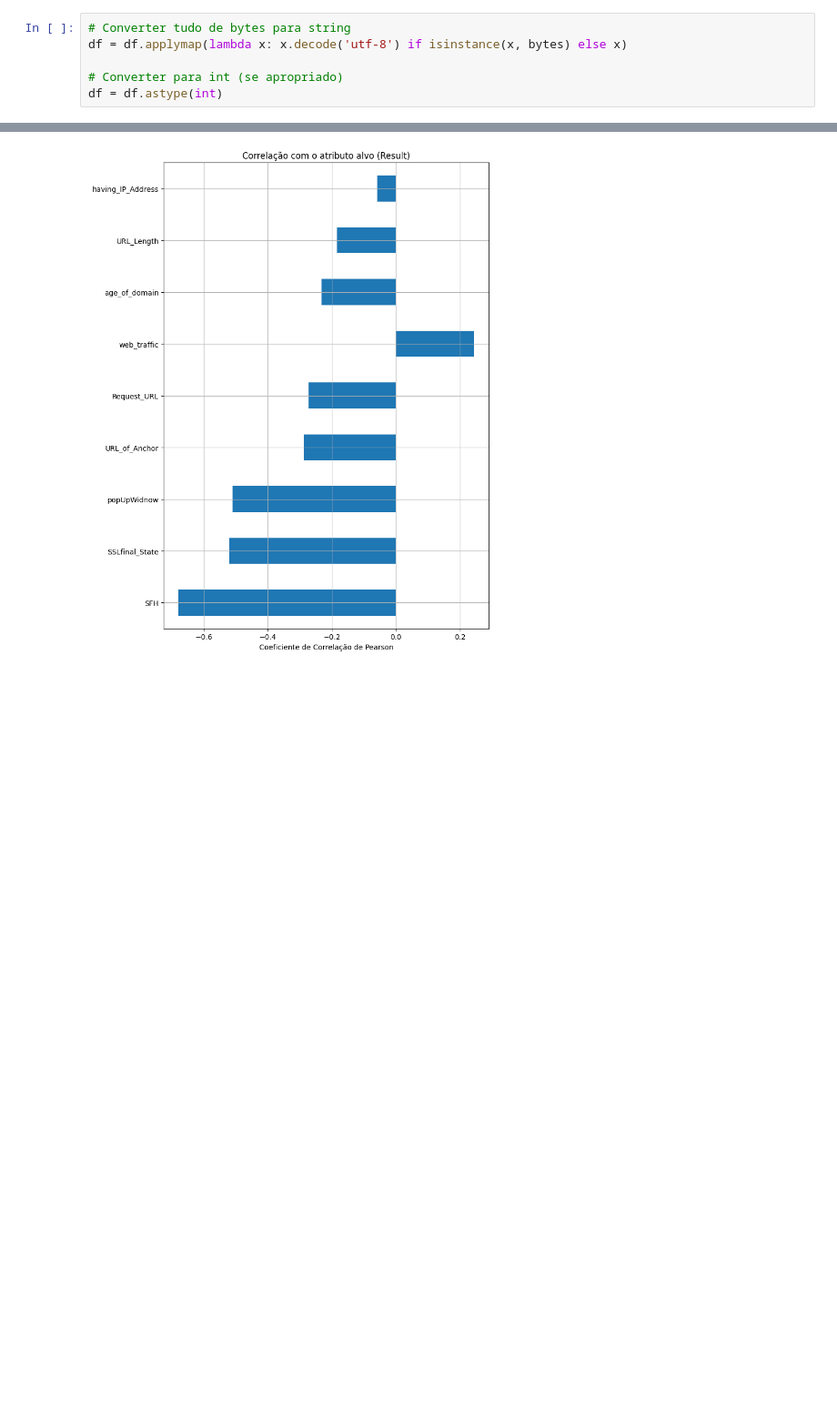
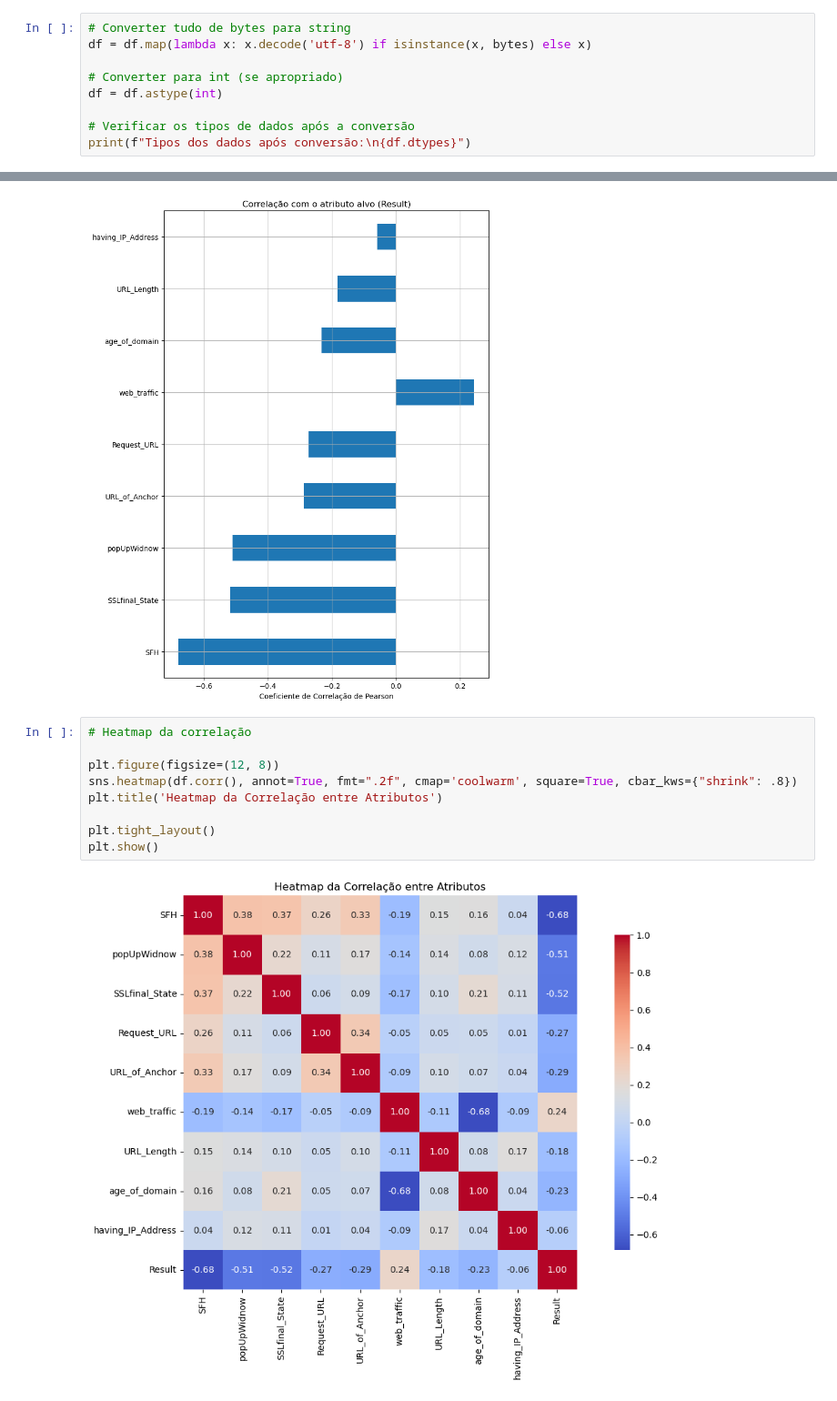
Before and after one commit to Jotape003/Trabalho-ML, a Jupyter notebook: phishingData.ipynb, the cells around one changed output, grey strips where cells are left out. Shown: that part at 91% size. Saved outputs shown, nothing was run; the diff lists cells and outputs as text; blank space fills up the shorter version.

Commit message:
feat: adiciona heatmap e escolhe as features relevantes

```diff
--- a/phishingData.ipynb
+++ b/phishingData.ipynb
@@ -145,7 +145,10 @@ Como queremos prever se um site é phishing ou não, podemos estabelecer que nos
 Vamos ver portanto, atributos que estão mais correlacionados com nosso atributo alvo.
 # %%
 # Converter tudo de bytes para string
-df = df.applymap(lambda x: x.decode('utf-8') if isinstance(x, bytes) else x)
+df = df.map(lambda x: x.decode('utf-8') if isinstance(x, bytes) else x)
 
 # Converter para int (se apropriado)
 df = df.astype(int)
+
+# Verificar os tipos de dados após a conversão
+print(f"Tipos dos dados após conversão:\n{df.dtypes}")
@@ -173,3 +189,14 @@ plt.tight_layout()
 plt.show()
 # %% [output]
 [figure]
+# %%
+# Heatmap da correlação
+
+plt.figure(figsize=(12, 8))
+sns.heatmap(df.corr(), annot=True, fmt=".2f", cmap='coolwarm', square=True, cbar_kws={"shrink": .8})
+plt.title('Heatmap da Correlação entre Atributos')
+
+plt.tight_layout()
+plt.show()
+# %% [output]
+[figure, added]
```
Also changed, not shown: parts of 5 cells of this notebook.
